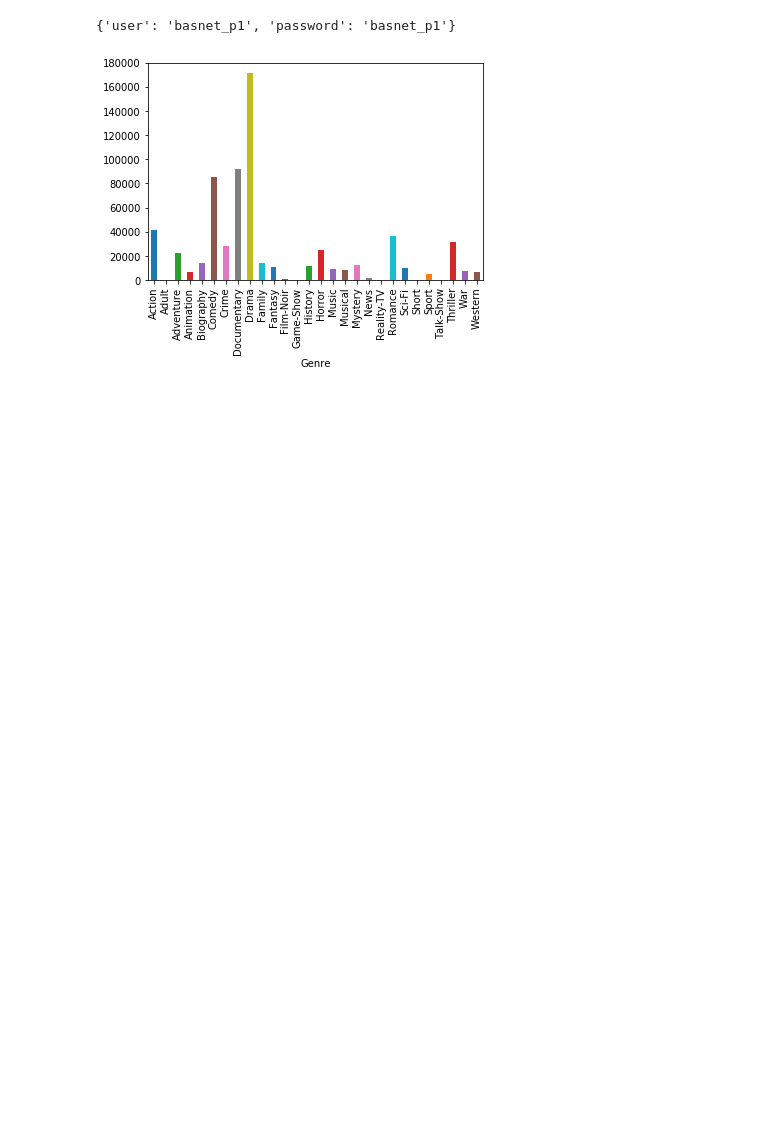
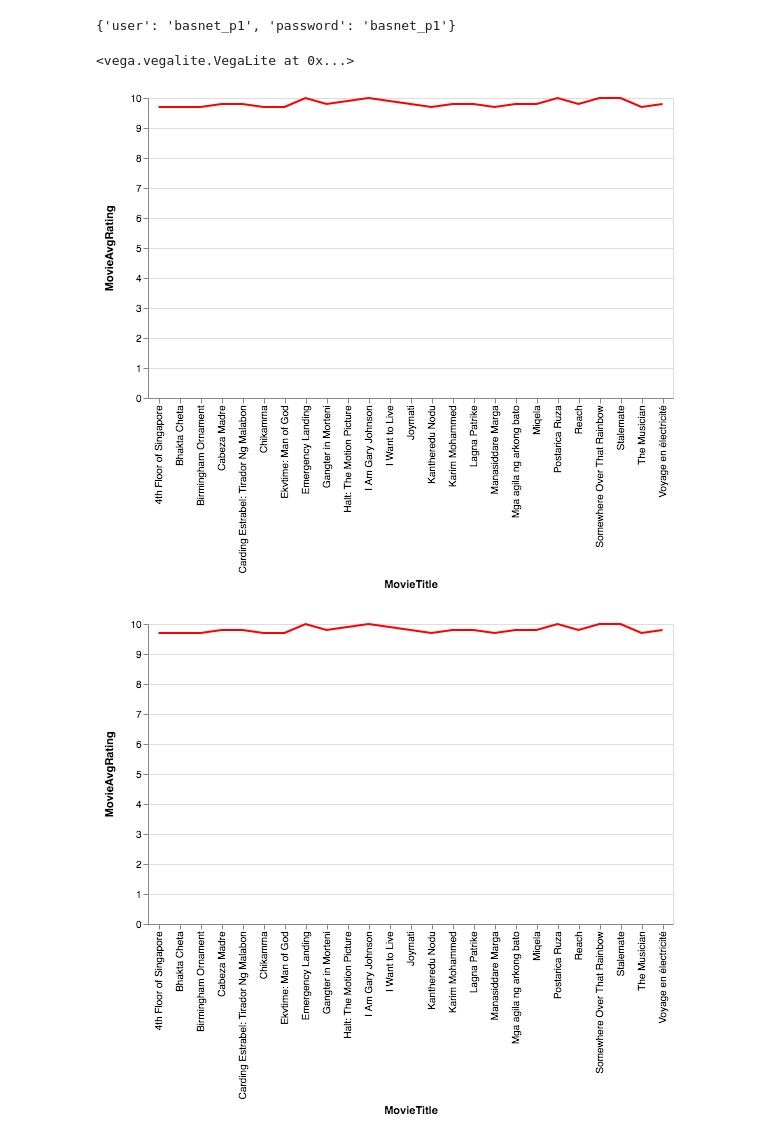
Before and after one commit to prinse1545/Project2, a Jupyter notebook: Project 2.ipynb, the cells around one changed output. Drawn from its saved outputs; the diff is of its cells as text; code cells hidden in the pictures; blank space fills up the shorter version.

Commit message:
5 graphs correlation

```diff
--- a/Project 2.ipynb
+++ b/Project 2.ipynb
@@ -79,7 +69,20 @@ engine, connection = db_setup(creds['user'],creds['password'],database)
 # %%
+import altair as alt
+
 getMovies = "select Mo.MovieTitle, Mo.MovieAvgRating from Movies as Mo where Mo.MovieAvgRating > 7.5;"
 resultproxy = connection.execute(getMovies)
 MoviesRatings = pd.DataFrame(resultproxy.fetchall(), columns = resultproxy.keys())
+MoviesRatings = MoviesRatings.nlargest(25, 'MovieAvgRating')
+alt.renderers.enable('notebook')
+
+alt.Chart(MoviesRatings).mark_line(color = 'red').encode(
+    x='MovieTitle',
+    y='MovieAvgRating',
+)
+# %% [output]
+<vega.vegalite.VegaLite at 0x...>
+[figure, added]
+[figure, added]
 # %%
 #This query calculates the total number of movies in each genre and creates the bar graph with total movies made from each genre
 import numpy as np
@@ -89,8 +92,5 @@ getCount = "select Mo.MovieTitle, Ge.Genre from Movies as Mo inner join Movie_Ge
 resultproxy = connection.execute(getCount)
 MoviesCount = pd.DataFrame(resultproxy.fetchall(), columns = resultproxy.keys())
 grouped = MoviesCount.groupby(by = 'Genre').agg('count')
-pyplot.figure()
-grouped.loc[:, 'MovieTitle'].plot(kind = 'bar')
-pyplot.show()
+grouped.columns = ['NumberOfMovies']
+grouped.to_csv("Graph1.csv")
-# %% [output]
-[figure, removed]
```
Also changed, not shown: parts of 24 cells of this notebook, 14 other files.
